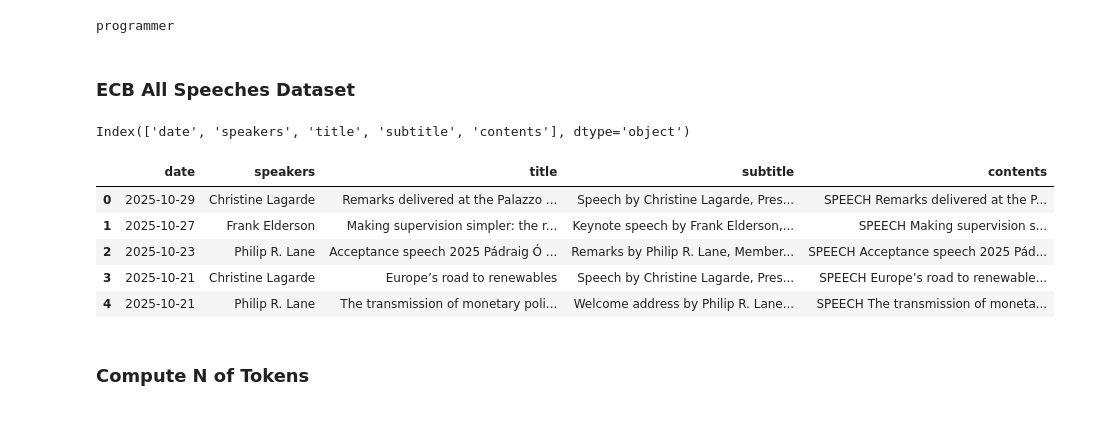
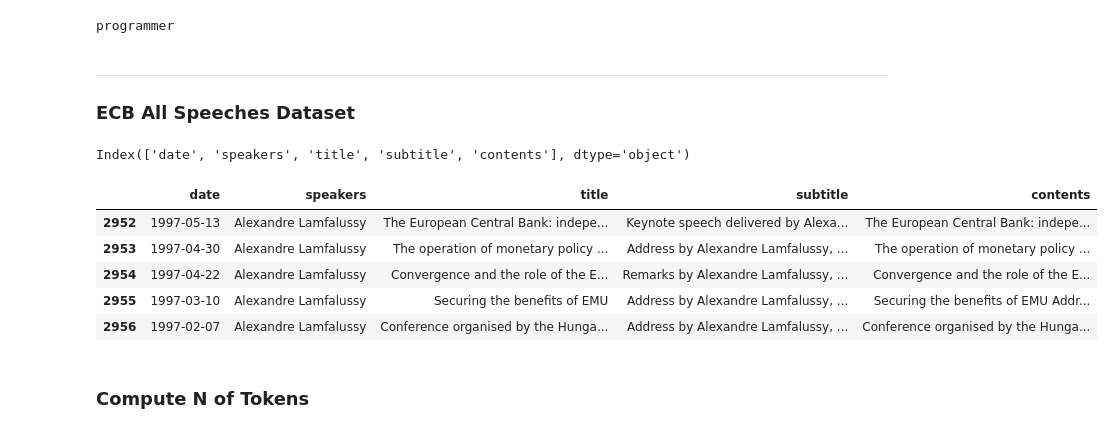
Before and after one commit to emschutt/Applied-Data-Science-Classes, a Jupyter notebook: Web Scrapping/class03.ipynb, the cells around one changed output. Cells and saved outputs as stored; diff of their text form; code cells hidden in the pictures.

```diff
--- a/Web Scrapping/class03.ipynb
+++ b/Web Scrapping/class03.ipynb
@@ -71,24 +71,26 @@ print(wnl.lemmatize("programmers"))
 # %% [output]
 programmer
 # %% [markdown]
+---
 ### ECB All Speeches Dataset
 # %%
 import pandas as pd
 
 path = "/Users/eduardo/Downloads/all_ECB_speeches.csv"
 
 df = pd.read_csv(path, sep="|").dropna()
 
 print(df.columns)
 df.head()
+df.tail()
 # %% [output]
 Index(['date', 'speakers', 'title', 'subtitle', 'contents'], dtype='object')
 |  | date | speakers | title | subtitle | contents |
-| 0 | 2025-10-29 | Christine Lagarde | Remarks delivered at the Palazzo ... | Speech by Christine Lagarde, Pres... | SPEECH Remarks delivered at the P... |
-| 1 | 2025-10-27 | Frank Elderson | Making supervision simpler: the r... | Keynote speech by Frank Elderson,... | SPEECH Making supervision s... |
-| 2 | 2025-10-23 | Philip R. Lane | Acceptance speech 2025 Pádraig Ó ... | Remarks by Philip R. Lane, Member... | SPEECH Acceptance speech 2025 Pád... |
-| 3 | 2025-10-21 | Christine Lagarde | Europe’s road to renewables | Speech by Christine Lagarde, Pres... | SPEECH Europe’s road to renewable... |
-| 4 | 2025-10-21 | Philip R. Lane | The transmission of monetary poli... | Welcome address by Philip R. Lane... | SPEECH The transmission of moneta... |
+| 2952 | 1997-05-13 | Alexandre Lamfalussy | The European Central Bank: indepe... | Keynote speech delivered by Alexa... | The European Central Bank: indepe... |
+| 2953 | 1997-04-30 | Alexandre Lamfalussy | The operation of monetary policy ... | Address by Alexandre Lamfalussy, ... | The operation of monetary policy ... |
+| 2954 | 1997-04-22 | Alexandre Lamfalussy | Convergence and the role of the E... | Remarks by Alexandre Lamfalussy, ... | Convergence and the role of the E... |
+| 2955 | 1997-03-10 | Alexandre Lamfalussy | Securing the benefits of EMU | Address by Alexandre Lamfalussy, ... | Securing the benefits of EMU Addr... |
+| 2956 | 1997-02-07 | Alexandre Lamfalussy | Conference organised by the Hunga... | Address by Alexandre Lamfalussy, ... | Conference organised by the Hunga... |
 # %% [markdown]
 ### Compute N of Tokens
 # %%
```
Also changed, not shown: parts of 13 cells of this notebook.
